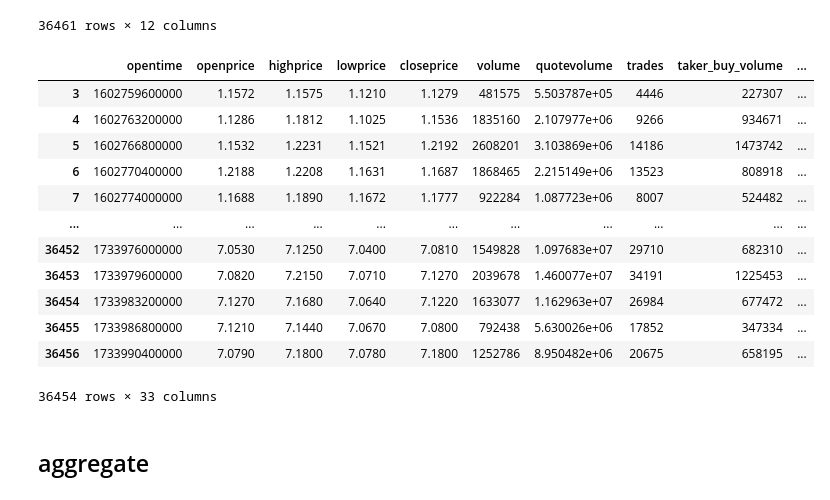
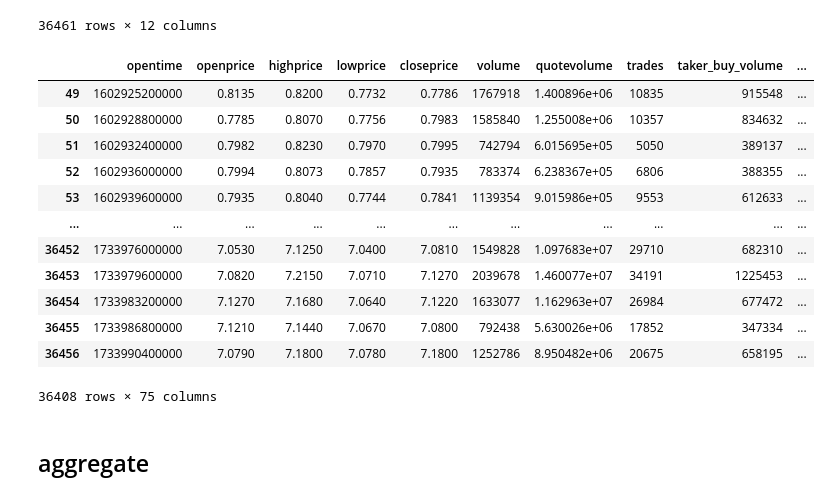
Before and after one commit to rheza-bitwyre/local-share-2, a Jupyter notebook: 02_NEAR_USDT/03_features_selection.ipynb, the cells around one changed output. Drawn from its saved outputs; the diff is of its cells as text; code cells hidden in the pictures.

```diff
--- a/02_NEAR_USDT/03_features_selection.ipynb
+++ b/02_NEAR_USDT/03_features_selection.ipynb
@@ -63,48 +63,106 @@ df_features['highprice_4h'] = df_features['highprice'].rolling(window=4).max()
 df_features['lowprice_4h'] = df_features['lowprice'].rolling(window=4).min()
 df_features['volume_4h'] = df_features['volume'].rolling(window=4).sum()
 df_features['quotevolume_4h'] = df_features['quotevolume'].rolling(window=4).sum()
 df_features['trades_4h'] = df_features['trades'].rolling(window=4).sum()
 df_features['taker_buy_volume_4h'] = df_features['taker_buy_volume'].rolling(window=4).sum()
 df_features['taker_buy_quote_4h'] = df_features['taker_buy_quote'].rolling(window=4).sum()
 
 df_features['4h_volatility'] = (df_features['highprice_4h'] - df_features['lowprice_4h']) / df_features['lowprice_4h']
 
 df_features['current_4h_avg_volatility'] = df_features['volatility'].rolling(window=4).mean()
 
 # Volume features
 df_features['volume_change'] = df_features['volume'].diff()
 df_features['quotevolume_change'] = df_features['quotevolume'].diff()
 df_features['relative_volume'] = df_features['volume'] / df_features['quotevolume']
 df_features['taker_buy_volume_ratio'] = df_features['taker_buy_volume'] / df_features['volume']
 df_features['taker_buy_quotevolume_ratio'] = df_features['taker_buy_quote'] / df_features['quotevolume']
 
-# ema
-df_features['ema_closeprice'] = df_features['closeprice'].ewm(alpha=0.1, adjust=False).mean()
-df_features['ema_volume'] = df_features['volume'].ewm(alpha=0.1, adjust=False).mean()
+df_features['std_10_volume'] = df_features['volume'].rolling(window=10).std()
+df_features['std_20_volume'] = df_features['volume'].rolling(window=20).std()
+df_features['std_50_volume'] = df_features['volume'].rolling(window=50).std()
+
+df_features['sum_10_volume'] = df_features['volume'].rolling(window=10).sum()
+df_features['sum_20_volume'] = df_features['volume'].rolling(window=20).sum()
+df_features['sum_50_volume'] = df_features['volume'].rolling(window=50).sum()
+
+# df_features['sum_10_quotevolume'] = df_features['quotevolume'].rolling(window=10).sum()
+# df_features['sum_20_quotevolume'] = df_features['quotevolume'].rolling(window=20).sum()
+# df_features['sum_50_quotevolume'] = df_features['quotevolume'].rolling(window=50).sum()
+
+# # ema
+# df_features['ema_closeprice'] = df_features['closeprice'].ewm(alpha=0.1, adjust=False).mean()
+# df_features['ema_volume'] = df_features['volume'].ewm(alpha=0.1, adjust=False).mean()
 
 # lagged
 df_features['lag_price_change_1h'] = df_features['closeprice'] - df_features['closeprice'].shift(1)
 df_features['lag_price_change_2h'] = df_features['closeprice'] - df_features['closeprice'].shift(2)
+df_features['lag_price_change_4h'] = df_features['closeprice'] - df_features['closeprice'].shift(4)
+df_features['lag_price_change_8h'] = df_features['closeprice'] - df_features['closeprice'].shift(8)
+
 df_features['lag_volume_change_1h'] = df_features['volume'] - df_features['volume'].shift(1)
 df_features['lag_volume_change_2h'] = df_features['volume'] - df_features['volume'].shift(2)
+df_features['lag_volume_change_4h'] = df_features['volume'] - df_features['volume'].shift(4)
+df_features['lag_volume_change_8h'] = df_features['volume'] - df_features['volume'].shift(8)
+
+# Rolling
+df_features['ma_10_volatility'] = df_features['volatility'].rolling(window=10).mean()
+df_features['ma_20_volatility'] = df_features['volatility'].rolling(window=20).mean()
+df_features['ma_50_volatility'] = df_features['volatility'].rolling(window=50).mean()
+
+df_features['max_10_volatility'] = df_features['volatility'].rolling(window=10).max()
+df_features['max_20_volatility'] = df_features['volatility'].rolling(window=20).max()
+df_features['max_50_volatility'] = df_features['volatility'].rolling(window=50).max()
+
+df_features['min_10_volatility'] = df_features['volatility'].rolling(window=10).min()
+df_features['min_20_volatility'] = df_features['volatility'].rolling(window=20).min()
+df_features['min_50_volatility'] = df_features['volatility'].rolling(window=50).min()
+
+df_features['max_10_open'] = df_features['openprice'].rolling(window=10).max()
+df_features['min_10_open'] = df_features['openprice'].rolling(window=10).min()
+df_features['max_20_open'] = df_features['openprice'].rolling(window=20).max()
+df_features['min_20_open'] = df_features['openprice'].rolling(window=20).min()
+df_features['max_50_open'] = df_features['openprice'].rolling(window=50).max()
+df_features['min_50_open'] = df_features['openprice'].rolling(window=50).min()
+
+df_features['max_10_close'] = df_features['closeprice'].rolling(window=10).max()
+df_features['min_10_close'] = df_features['closeprice'].rolling(window=10).min()
+df_features['max_20_close'] = df_features['closeprice'].rolling(window=20).max()
+df_features['min_20_close'] = df_features['closeprice'].rolling(window=20).min()
+df_features['max_50_close'] = df_features['closeprice'].rolling(window=50).max()
+df_features['min_50_close'] = df_features['closeprice'].rolling(window=50).min()
+
+df_features['ma_10_high'] = df_features['highprice'].rolling(window=10).mean()
+df_features['ma_20_high'] = df_features['highprice'].rolling(window=20).mean()
+df_features['ma_50_high'] = df_features['highprice'].rolling(window=50).mean()
+
+df_features['ma_10_low'] = df_features['lowprice'].rolling(window=10).mean()
+df_features['ma_20_low'] = df_features['lowprice'].rolling(window=20).mean()
+df_features['ma_50_low'] = df_features['lowprice'].rolling(window=50).mean()
+
+#Seasonality
+df_features['year'] = pd.to_datetime(df_features['opentime'], unit='ms').dt.year
+df_features['month'] = pd.to_datetime(df_features['opentime'], unit='ms').dt.month
+df_features['day'] = pd.to_datetime(df_features['opentime'], unit='ms').dt.day
+df_features['hour'] = pd.to_datetime(df_features['opentime'], unit='ms').dt.hour
 
 df_features.dropna(inplace=True)
 
 df_features
 # %% [output]
 |  | opentime | openprice | highprice | lowprice | closeprice | volume | quotevolume | trades | taker_buy_volume | ... |
-| 3 | 1602759600000 | 1.1572 | 1.1575 | 1.1210 | 1.1279 | 481575 | 5.503787e+05 | 4446 | 227307 | ... |
-| 4 | 1602763200000 | 1.1286 | 1.1812 | 1.1025 | 1.1536 | 1835160 | 2.107977e+06 | 9266 | 934671 | ... |
-| 5 | 1602766800000 | 1.1532 | 1.2231 | 1.1521 | 1.2192 | 2608201 | 3.103869e+06 | 14186 | 1473742 | ... |
-| 6 | 1602770400000 | 1.2188 | 1.2208 | 1.1631 | 1.1687 | 1868465 | 2.215149e+06 | 13523 | 808918 | ... |
-| 7 | 1602774000000 | 1.1688 | 1.1890 | 1.1672 | 1.1777 | 922284 | 1.087723e+06 | 8007 | 524482 | ... |
+| 49 | 1602925200000 | 0.8135 | 0.8200 | 0.7732 | 0.7786 | 1767918 | 1.400896e+06 | 10835 | 915548 | ... |
+| 50 | 1602928800000 | 0.7785 | 0.8070 | 0.7756 | 0.7983 | 1585840 | 1.255008e+06 | 10357 | 834632 | ... |
+| 51 | 1602932400000 | 0.7982 | 0.8230 | 0.7970 | 0.7995 | 742794 | 6.015695e+05 | 5050 | 389137 | ... |
+| 52 | 1602936000000 | 0.7994 | 0.8073 | 0.7857 | 0.7935 | 783374 | 6.238367e+05 | 6806 | 388355 | ... |
+| 53 | 1602939600000 | 0.7935 | 0.8040 | 0.7744 | 0.7841 | 1139354 | 9.015986e+05 | 9553 | 612633 | ... |
 | ... | ... | ... | ... | ... | ... | ... | ... | ... | ... | ... |
 | 36452 | 1733976000000 | 7.0530 | 7.1250 | 7.0400 | 7.0810 | 1549828 | 1.097683e+07 | 29710 | 682310 | ... |
 | 36453 | 1733979600000 | 7.0820 | 7.2150 | 7.0710 | 7.1270 | 2039678 | 1.460077e+07 | 34191 | 1225453 | ... |
 | 36454 | 1733983200000 | 7.1270 | 7.1680 | 7.0640 | 7.1220 | 1633077 | 1.162963e+07 | 26984 | 677472 | ... |
 | 36455 | 1733986800000 | 7.1210 | 7.1440 | 7.0670 | 7.0800 | 792438 | 5.630026e+06 | 17852 | 347334 | ... |
 | 36456 | 1733990400000 | 7.0790 | 7.1800 | 7.0780 | 7.1800 | 1252786 | 8.950482e+06 | 20675 | 658195 | ... |
-36454 rows × 33 columns
+36408 rows × 75 columns
 # %% [markdown]
 ## aggregate
 # %%
```
Also changed, not shown: parts of 2 cells of this notebook.
